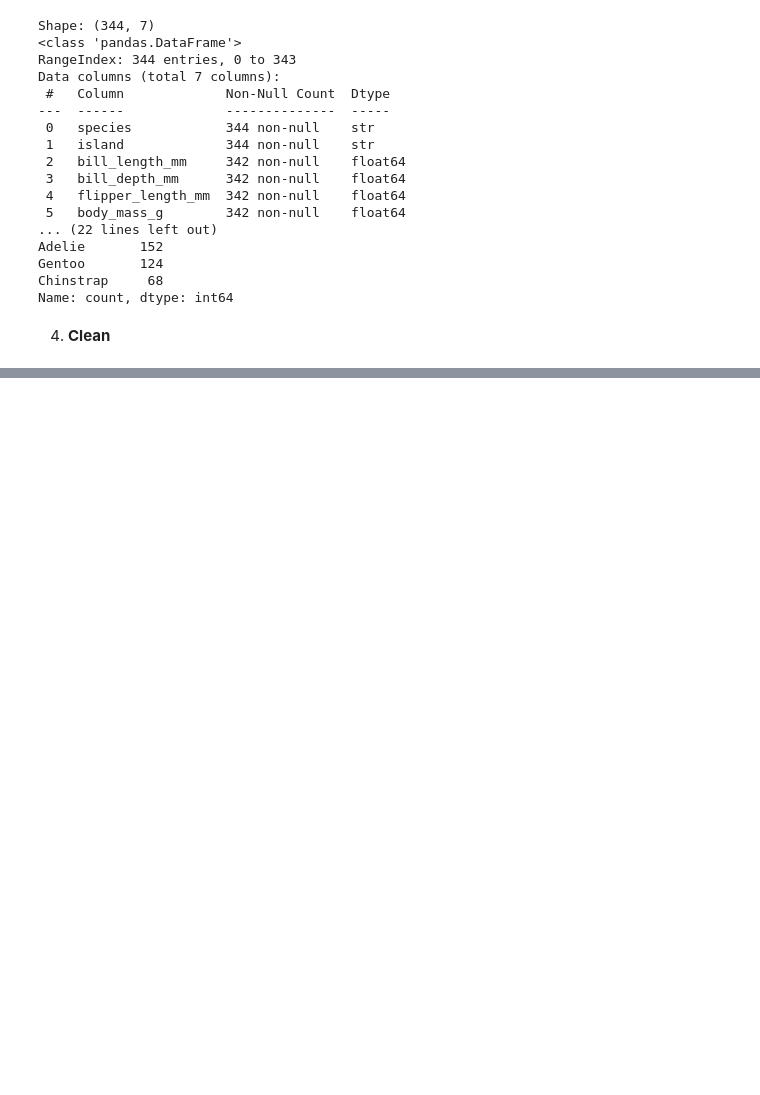
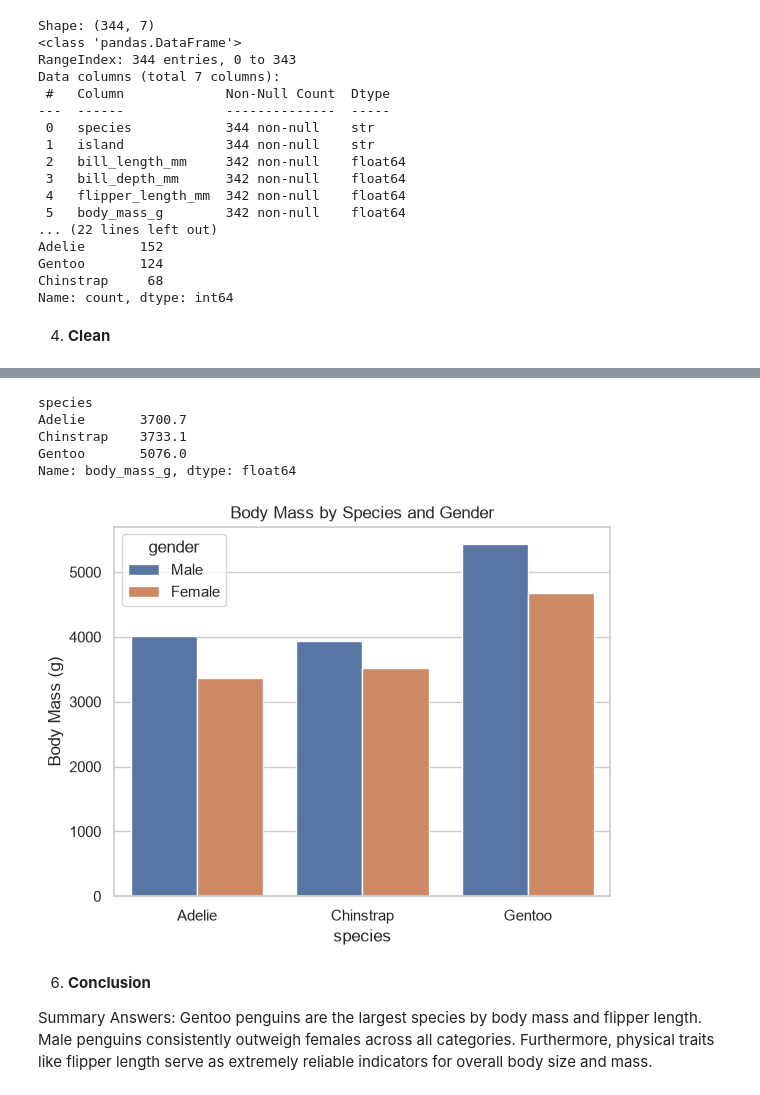
Before and after one commit to wajihashaikh456/EDA-Project, a Jupyter notebook: EDAproject.ipynb, the cells around one changed output, grey strips where cells are left out. Saved outputs shown, nothing was run; the diff lists cells and outputs as text; code cells hidden in the pictures; blank space fills up the shorter version.

```diff
--- a/EDAproject.ipynb
+++ b/EDAproject.ipynb
@@ -59,0 +140,20 @@ Name: count, dtype: int64
+# %%
+print(df.groupby("species")["body_mass_g"].mean().round(1))
+# %% [output]
+species
+Adelie       3700.7
+Chinstrap    3733.1
+Gentoo       5076.0
+Name: body_mass_g, dtype: float64
+# %%
+sns.barplot(data=df, x="species", y="body_mass_g", hue="gender", errorbar=None)
+plt.title("Body Mass by Species and Gender")
+plt.ylabel("Body Mass (g)")
+plt.savefig("mass_by_species_and_sex.png", dpi=150, bbox_inches="tight")
+plt.show()
+# %% [output]
+[figure, added]
+# %% [markdown]
+6. **Conclusion**
+
+Summary Answers: Gentoo penguins are the largest species by body mass and flipper length. Male penguins consistently outweigh females across all categories. Furthermore, physical traits like flipper length serve as extremely reliable indicators for overall body size and mass.
```
Also changed, not shown: parts of 8 cells of this notebook, 1 other file.
